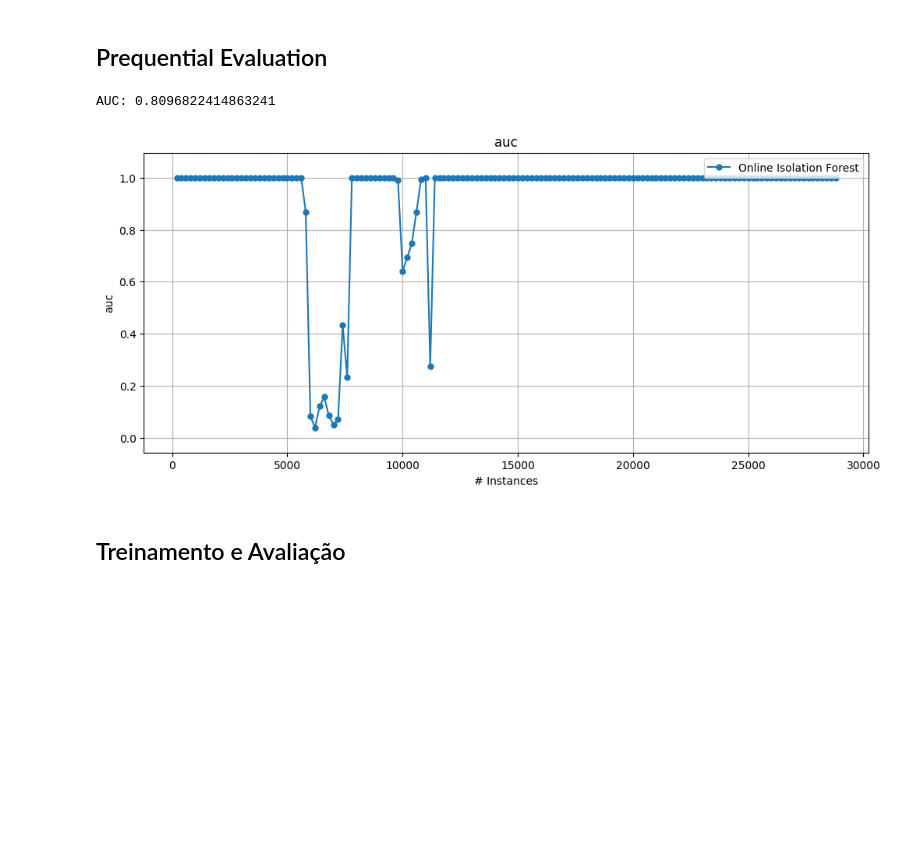
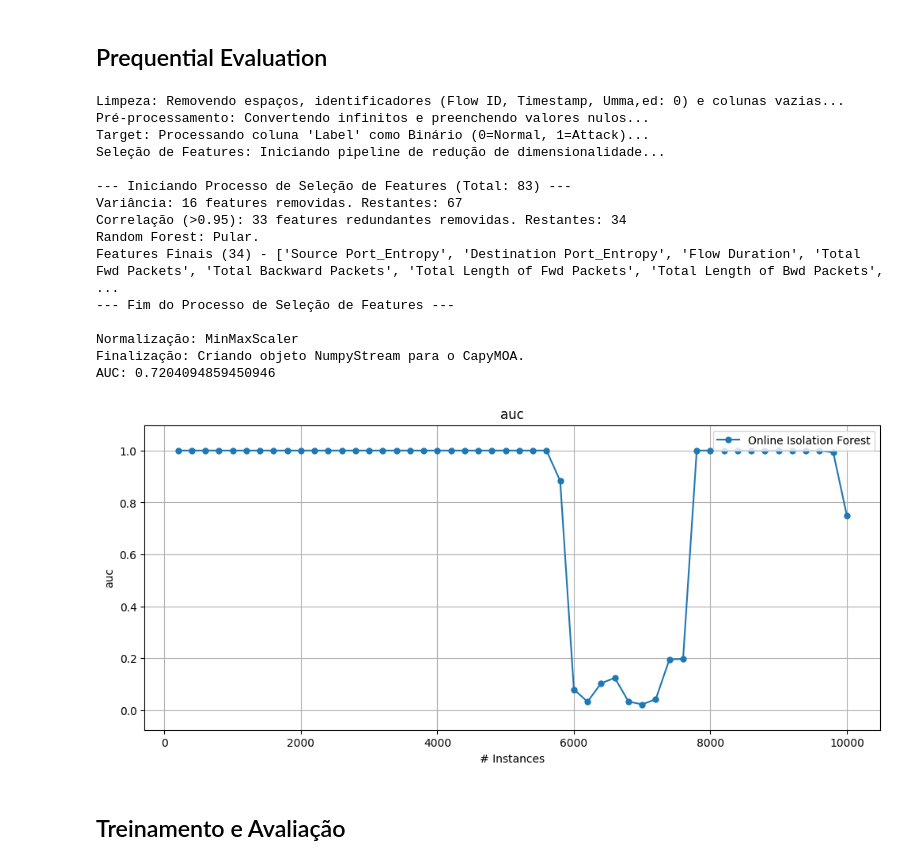
Before and after one commit to iRocktys/anomaly-detection-data-stream, a Jupyter notebook: AnomalyDetectionDevelop.ipynb, the cells around one changed output. Drawn from its saved outputs; the diff is of its cells as text; code cells hidden in the pictures; blank space fills up the shorter version.

Commit message:
Atualização dos arquivos python com os pipelines e modelos

```diff
--- a/AnomalyDetectionDevelop.ipynb
+++ b/AnomalyDetectionDevelop.ipynb
@@ -5,21 +5,58 @@
 # %%
 from capymoa.anomaly import OnlineIsolationForest
 from capymoa.evaluation.visualization import plot_windowed_results
 from capymoa.evaluation import prequential_evaluation_anomaly
+from py.Streams import newStream
+import pandas as pd
 
+INICIO = 0
+FIM = 10000
+TOTAL_AMOSTRAS = FIM - INICIO
+MAX_INSTANCES = TOTAL_AMOSTRAS
+
+df = pd.read_csv(
+    'datasets/CICDDoS2019/data/Exp_janela/SNMP_DNS_1s_0112.csv',
+    skiprows=range(1, INICIO),
+    nrows=TOTAL_AMOSTRAS
+)
+
+stream, target_names, feature_names = newStream(
+    df=df,
+    target_label_col='Label',
+    binary_label=True,
+    normalize_method="MinMaxScaler",
+    threshold_var=0.75,
+    threshold_corr=0.95,
+    top_n_features=None,
+    stream=True
+)
 
 oif = OnlineIsolationForest(schema=stream.get_schema())
 
 results_oif = prequential_evaluation_anomaly(
     stream=stream, learner=oif, window_size=200
 )
 
 print(f"AUC: {results_oif.auc()}")
 # display(results_oif.windowed.metrics_per_window())
 plot_windowed_results(results_oif, metric="auc", save_only=False)
 # %% [output]
-AUC: 0.8096822414863241
+Limpeza: Removendo espaços, identificadores (Flow ID, Timestamp, Umma,ed: 0) e colunas vazias...
+Pré-processamento: Convertendo infinitos e preenchendo valores nulos...
+Target: Processando coluna 'Label' como Binário (0=Normal, 1=Attack)...
+Seleção de Features: Iniciando pipeline de redução de dimensionalidade...
+
+--- Iniciando Processo de Seleção de Features (Total: 83) ---
+Variância: 16 features removidas. Restantes: 67
+Correlação (>0.95): 33 features redundantes removidas. Restantes: 34
+Random Forest: Pular.
+Features Finais (34) - ['Source Port_Entropy', 'Destination Port_Entropy', 'Flow Duration', 'Total Fwd Packets', 'Total Backward Packets', 'Total Length of Fwd Packets', 'Total Length of Bwd Packets', ...
+--- Fim do Processo de Seleção de Features ---
+
+Normalização: MinMaxScaler
+Finalização: Criando objeto NumpyStream para o CapyMOA.
+AUC: 0.7204094859450946
-[figure, old version]
+[figure, new version]
 # %% [markdown]
 ## Treinamento e Avaliação
 # %%
```
Also changed, not shown: parts of 9 cells of this notebook, 7 other files.
